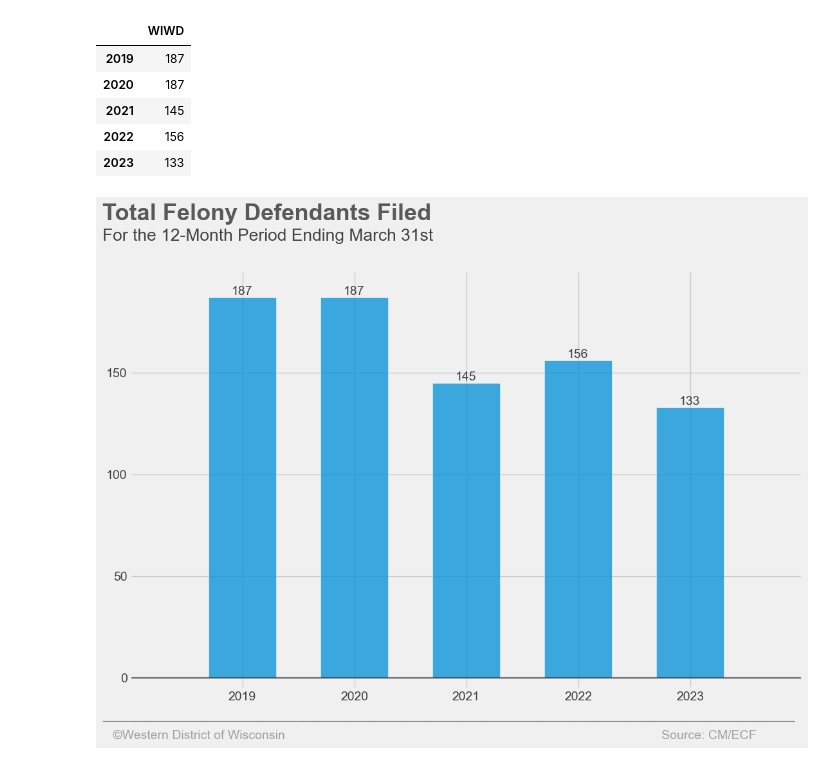
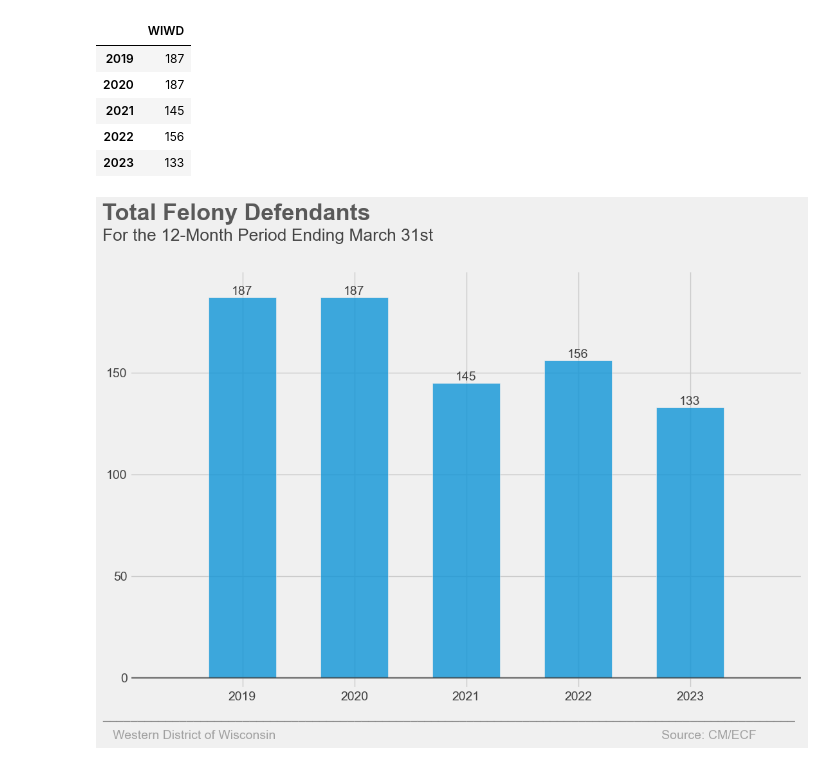
Before and after one commit to jturner421/cpi, a Jupyter notebook: WDBA2023/wdba2023_visualizations.ipynb, the cells around one changed output. Cells and saved outputs as stored; diff of their text form; code cells hidden in the pictures.

```diff
--- a/WDBA2023/wdba2023_visualizations.ipynb
+++ b/WDBA2023/wdba2023_visualizations.ipynb
@@ -173,3 +155,5 @@ nos_totals_by_year
+# %%
+nos_totals_by_year  = nos_totals_by_year.loc[:, [2020,2023]]
 # %%
 pct_change = nos_totals_by_year.pct_change(axis='columns')
 # %%
@@ -576,33 +572,33 @@ plt.ylim(-5, 200)
 # # Bolded horizontal line at y=0
 ax.axhline(y=0, color='#414141', linewidth=1.7, alpha=.7)
 # # create more vertical space
 plt.xlim(left=2018, right=2024)
 #
 # # Y-labels to only these
 ax.set_yticks([0, 50, 100, 150])
 ax.set_yticklabels(labels=['0','50','100','150'], fontsize=14, color='#414141')
 #
 # # X-labels and changing label names
 ax.set_xticks([2019, 2020, 2021, 2022, 2023])
 ax.set_xticklabels(['2019', '2020', '2021', '2022', '2023'], fontsize=14, color='#414141')
 #
 # # create more vertical space
 # plt.xlim(left=2018)
 #
 # # Title and Subtitle
-ax.text(x=2017.75, y=225, s="Total Felony Defendants Filed", fontsize=26, weight='bold', alpha=.75)
+ax.text(x=2017.75, y=225, s="Total Felony Defendants", fontsize=26, weight='bold', alpha=.75)
 ax.text(x=2017.75, y=215, s="For the 12-Month Period Ending March 31st", fontsize=19, alpha=.85)
 
 # # Signature bar
 ax.text(x=2017.75, y=-20,
         s='___________________________________________________________________________________________________',
         color='#414141', alpha=.7)
 # # Footer
 ax.text(x=2017.75, y=-30,
-        s='   ©Western District of Wisconsin', fontsize=14, color='grey', alpha=.7)
+        s='   Western District of Wisconsin', fontsize=14, color='grey', alpha=.7)
 #
 ax.text(x=2022.65, y=-30,
         s='   Source: CM/ECF', fontsize=14, color='grey', alpha=.7);
 plt.savefig('/Users/jwt/PycharmProjects/cpi_program/WDBA2023/figures/total_criminal defendants.png', dpi=300, bbox_inches='tight', transparent=False)
 # %% [output]
-[figure, old version]
+[figure, new version]
```
Also changed, not shown: parts of 52 cells of this notebook, 12 other files.
